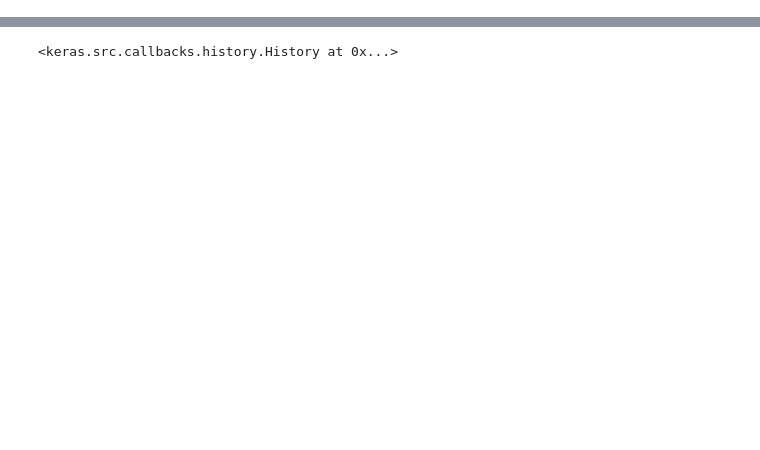
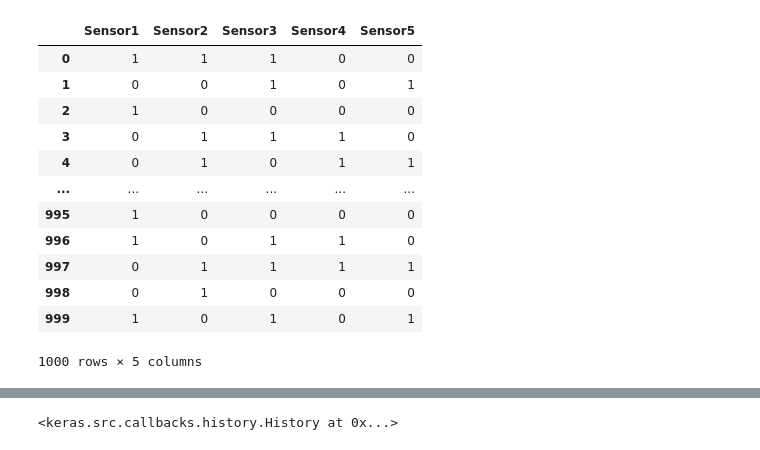
Before and after one commit to Vatsi007/Machine-Learning, a Jupyter notebook: NeuralGitHub.ipynb, the cells around one changed output, grey strips where cells are left out. Cells and saved outputs as stored; diff of their text form; code cells hidden in the pictures; blank space fills up the shorter version.

```diff
--- a/NeuralGitHub.ipynb
+++ b/NeuralGitHub.ipynb
@@ -18,0 +9,17 @@ X = np.array([
+# %%
+data = pd.read_excel("/content/Noisy_Sensor_Readings_1000.xlsx")
+data
+# %% [output]
+|  | Sensor1 | Sensor2 | Sensor3 | Sensor4 | Sensor5 |
+| 0 | 1 | 1 | 1 | 0 | 0 |
+| 1 | 0 | 0 | 1 | 0 | 1 |
+| 2 | 1 | 0 | 0 | 0 | 0 |
+| 3 | 0 | 1 | 1 | 1 | 0 |
+| 4 | 0 | 1 | 0 | 1 | 1 |
+| ... | ... | ... | ... | ... | ... |
+| 995 | 1 | 0 | 0 | 0 | 0 |
+| 996 | 1 | 0 | 1 | 1 | 0 |
+| 997 | 0 | 1 | 1 | 1 | 1 |
+| 998 | 0 | 1 | 0 | 0 | 0 |
+| 999 | 1 | 0 | 1 | 0 | 1 |
+1000 rows × 5 columns
```
Also changed, not shown: parts of 7 cells of this notebook.
